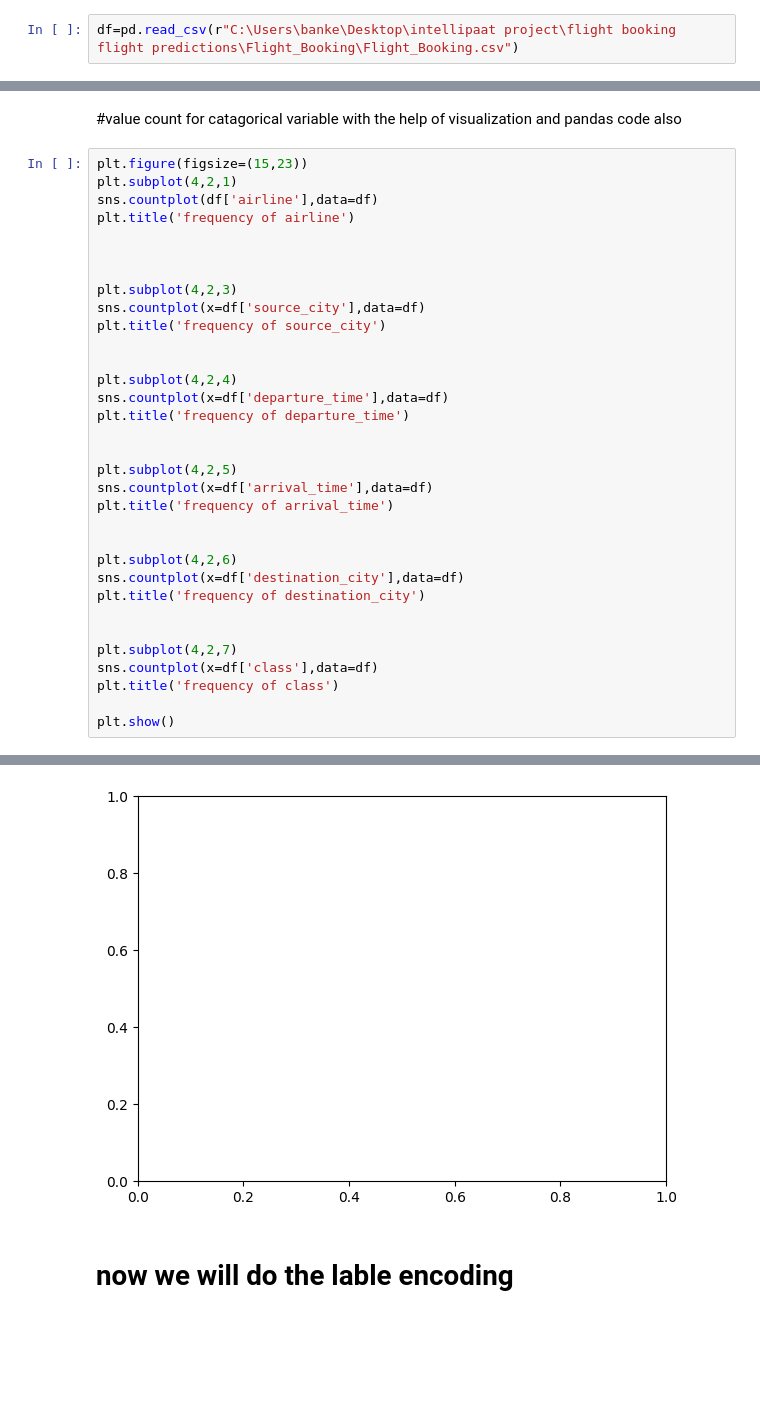
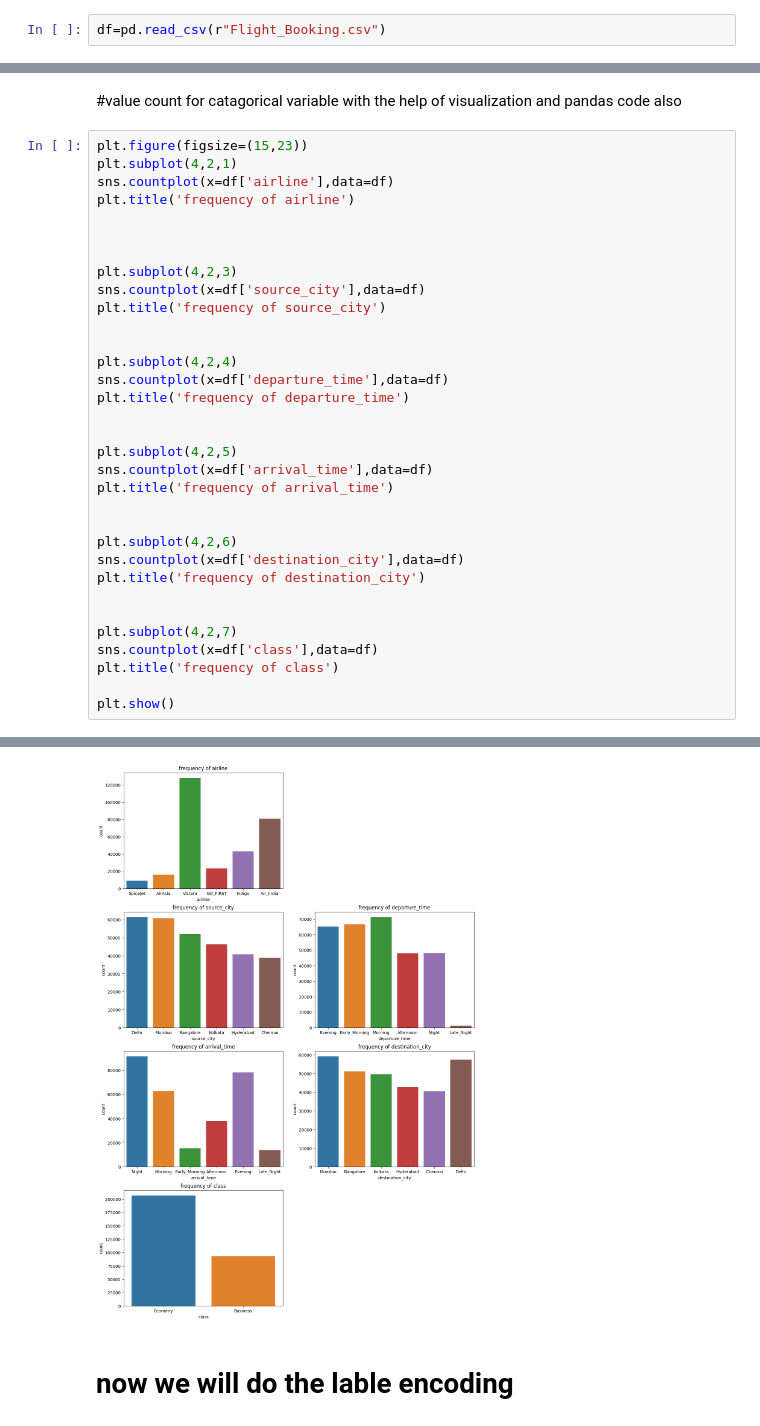
Before and after one commit to surajtripathi07/Data_science_projects, a Jupyter notebook: flight booking price prediction/flight_booking_price_predictions .ipynb, the cells around one changed output, grey strips where cells are left out. Saved outputs shown, nothing was run; the diff lists cells and outputs as text; blank space fills up the shorter version.

Commit message:
editing in flight model.ipynb

```diff
--- a/flight booking price prediction/flight_booking_price_predictions .ipynb
+++ b/flight booking price prediction/flight_booking_price_predictions .ipynb
@@ -26,2 +6,2 @@ Successfully installed pandas-2.1.0 pytz-2023.3.post1 tzdata-2023.3
 # %%
-df=pd.read_csv(r"C:\Users\banke\Desktop\intellipaat project\flight booking flight predictions\Flight_Booking\Flight_Booking.csv")
+df=pd.read_csv(r"Flight_Booking.csv")
@@ -381,7 +321,7 @@ plt.show()
 # %%
 plt.figure(figsize=(15,23))
 plt.subplot(4,2,1)
-sns.countplot(df['airline'],data=df)
+sns.countplot(x=df['airline'],data=df)
 plt.title('frequency of airline')
 
 
@@ -416,3 +355,3 @@ TypeError: countplot() got multiple values for argument 'data'
-[figure, old version]
+[figure, new version]
 # %% [markdown]
 # now we will do the lable encoding
```
Also changed, not shown: parts of 17 cells of this notebook.
